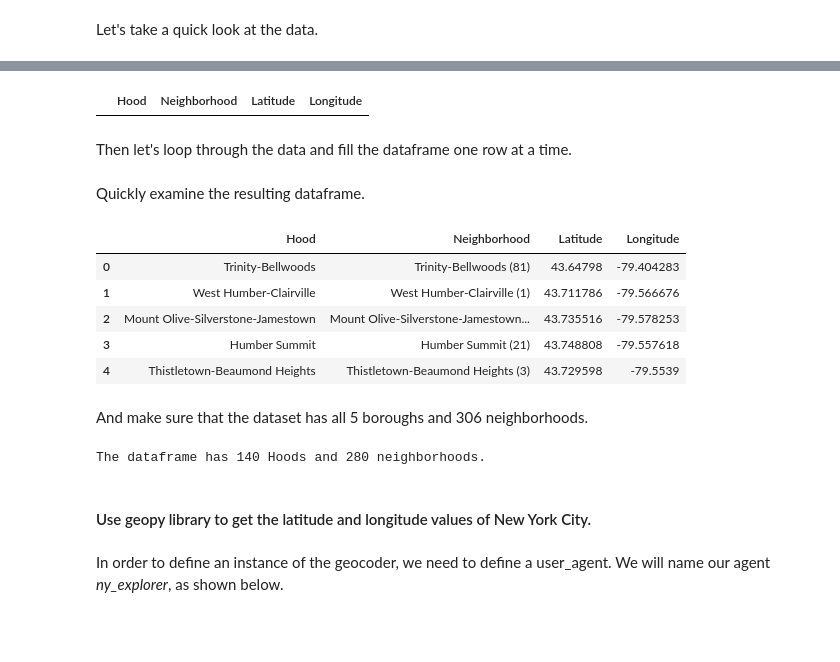
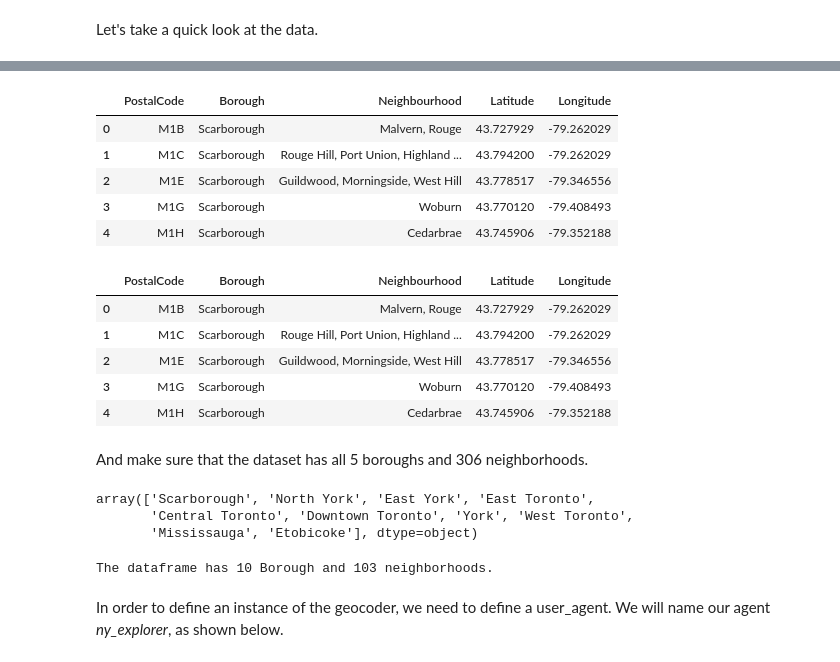
Before and after one commit to haiyunsky/Data-Science-for-public, a Jupyter notebook: Segmenting and Clustering Neighborhoods in Toronto.ipynb, the cells around one changed output, grey strips where cells are left out. Saved outputs shown, nothing was run; the diff lists cells and outputs as text; code cells hidden in the pictures; blank space fills up the shorter version.

```diff
--- a/Segmenting and Clustering Neighborhoods in Toronto.ipynb
+++ b/Segmenting and Clustering Neighborhoods in Toronto.ipynb
@@ -141,6 +112,0 @@ Take a look at the empty dataframe to confirm that the columns are as intended.
-# %%
-neighborhoods
-# %% [output]
-|  | Hood | Neighborhood | Latitude | Longitude |
-# %% [markdown]
-Then let's loop through the data and fill the dataframe one row at a time.
@@ -160,14 +113,22 @@ for data in neighborhoods_data:
-# %% [markdown]
-Quickly examine the resulting dataframe.
-# %%
-# 纬度经度 Latitude	Longitude  Borough 区
-neighborhoods.head()
-# %% [output]
-|  | Hood | Neighborhood | Latitude | Longitude |
-| 0 | Trinity-Bellwoods | Trinity-Bellwoods (81) | 43.64798 | -79.404283 |
-| 1 | West Humber-Clairville | West Humber-Clairville (1) | 43.711786 | -79.566676 |
-| 2 | Mount Olive-Silverstone-Jamestown | Mount Olive-Silverstone-Jamestown... | 43.735516 | -79.578253 |
-| 3 | Humber Summit | Humber Summit (21) | 43.748808 | -79.557618 |
-| 4 | Thistletown-Beaumond Heights | Thistletown-Beaumond Heights (3) | 43.729598 | -79.5539 |
+# %%
+df.reset_index(drop=True, inplace=True)
+df.head()
+# %% [output]
+|  | PostalCode | Borough | Neighbourhood | Latitude | Longitude |
+| 0 | M1B | Scarborough | Malvern, Rouge | 43.727929 | -79.262029 |
+| 1 | M1C | Scarborough | Rouge Hill, Port Union, Highland ... | 43.794200 | -79.262029 |
+| 2 | M1E | Scarborough | Guildwood, Morningside, West Hill | 43.778517 | -79.346556 |
+| 3 | M1G | Scarborough | Woburn | 43.770120 | -79.408493 |
+| 4 | M1H | Scarborough | Cedarbrae | 43.745906 | -79.352188 |
+# %%
+neighborhoods = df.copy()
+neighborhoods.head()
+# %% [output]
+|  | PostalCode | Borough | Neighbourhood | Latitude | Longitude |
+| 0 | M1B | Scarborough | Malvern, Rouge | 43.727929 | -79.262029 |
+| 1 | M1C | Scarborough | Rouge Hill, Port Union, Highland ... | 43.794200 | -79.262029 |
+| 2 | M1E | Scarborough | Guildwood, Morningside, West Hill | 43.778517 | -79.346556 |
+| 3 | M1G | Scarborough | Woburn | 43.770120 | -79.408493 |
+| 4 | M1H | Scarborough | Cedarbrae | 43.745906 | -79.352188 |
 # %% [markdown]
 And make sure that the dataset has all 5 boroughs and 306 neighborhoods.
@@ -174,14 +137,18 @@ And make sure that the dataset has all 5 boroughs and 306 neighborhoods.
+# %%
+neighborhoods['Borough'].unique()
+# %% [output]
+array(['Scarborough', 'North York', 'East York', 'East Toronto',
+       'Central Toronto', 'Downtown Toronto', 'York', 'West Toronto',
+       'Mississauga', 'Etobicoke'], dtype=object)
 # %%
 # .unique()
-print('The dataframe has {} Hoods and {} neighborhoods.'.format(
-        len(neighborhoods['Hood'].unique()),
+print('The dataframe has {} Borough and {} neighborhoods.'.format(
+        len(neighborhoods['Borough'].unique()),
         neighborhoods.shape[0]
     )
 )
 # %% [output]
-The dataframe has 140 Hoods and 280 neighborhoods.
+The dataframe has 10 Borough and 103 neighborhoods.
-# %% [markdown]
-#### Use geopy library to get the latitude and longitude values of New York City.
 # %% [markdown]
 In order to define an instance of the geocoder, we need to define a user_agent. We will name our agent <em>ny_explorer</em>, as shown below.
 # %%
```
Also changed, not shown: parts of 97 cells of this notebook.
